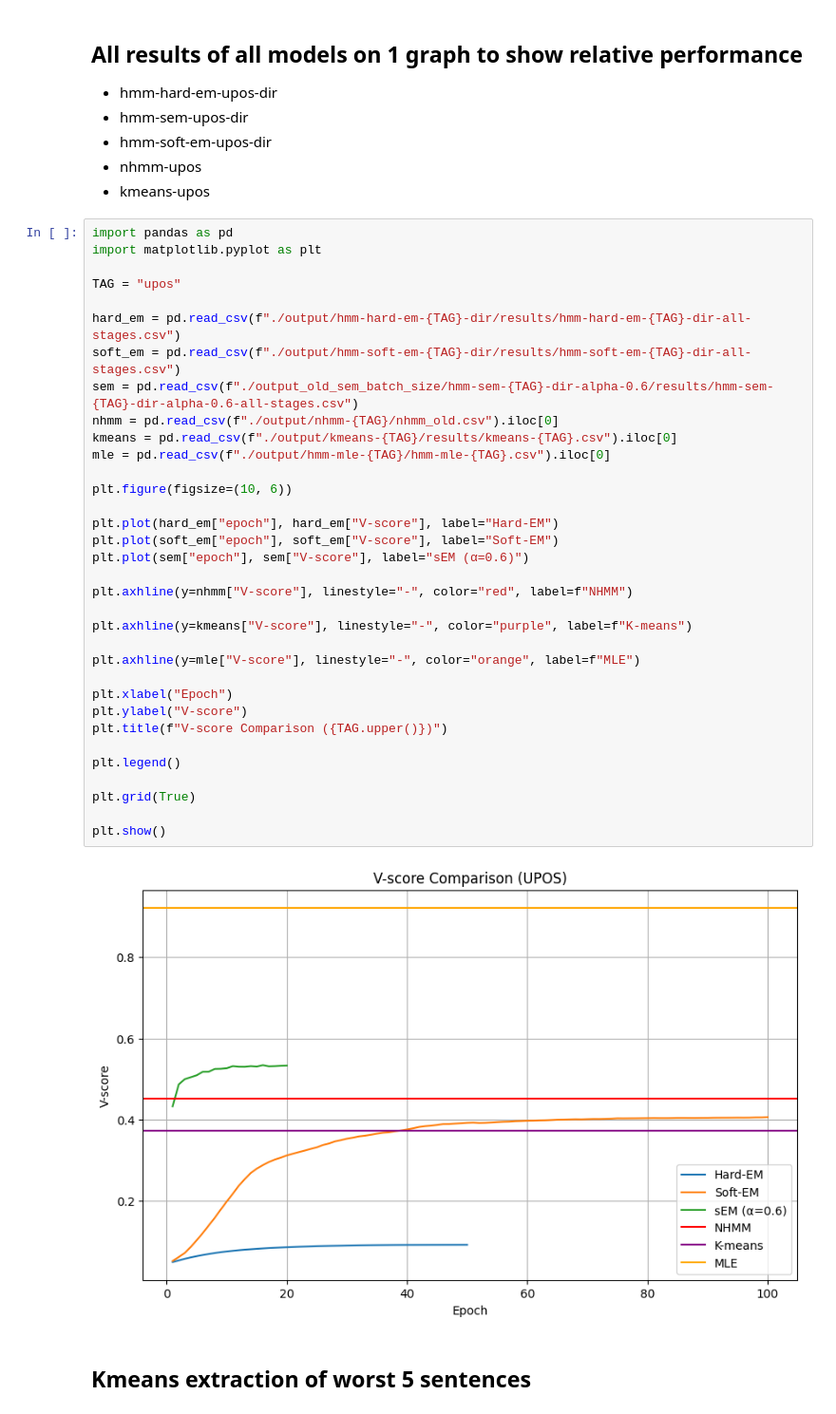
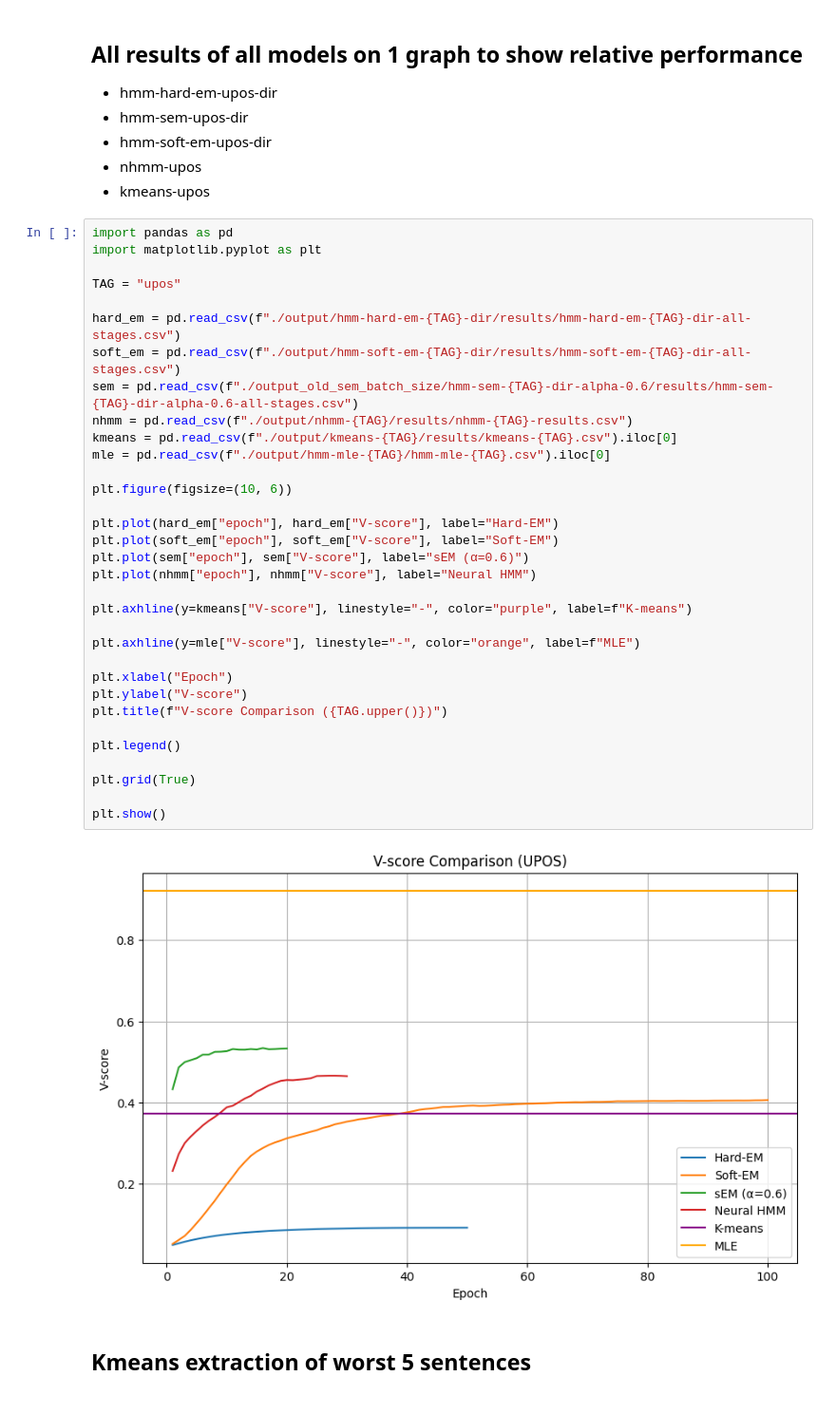
Before and after one commit to amoghvk21/NLP-assignment-3, a Jupyter notebook: skeleton_code/results_parser.ipynb, the cells around one changed output. Shown at 95% size. Saved outputs shown, nothing was run; the diff lists cells and outputs as text.

Commit message:
made changes to nhmm total plots

```diff
--- a/skeleton_code/results_parser.ipynb
+++ b/skeleton_code/results_parser.ipynb
@@ -943,37 +943,36 @@ import pandas as pd
 import matplotlib.pyplot as plt
 
 TAG = "upos"
 
 hard_em = pd.read_csv(f"./output/hmm-hard-em-{TAG}-dir/results/hmm-hard-em-{TAG}-dir-all-stages.csv")
 soft_em = pd.read_csv(f"./output/hmm-soft-em-{TAG}-dir/results/hmm-soft-em-{TAG}-dir-all-stages.csv")
 sem = pd.read_csv(f"./output_old_sem_batch_size/hmm-sem-{TAG}-dir-alpha-0.6/results/hmm-sem-{TAG}-dir-alpha-0.6-all-stages.csv")
-nhmm = pd.read_csv(f"./output/nhmm-{TAG}/nhmm_old.csv").iloc[0]
+nhmm = pd.read_csv(f"./output/nhmm-{TAG}/results/nhmm-{TAG}-results.csv")
 kmeans = pd.read_csv(f"./output/kmeans-{TAG}/results/kmeans-{TAG}.csv").iloc[0]
 mle = pd.read_csv(f"./output/hmm-mle-{TAG}/hmm-mle-{TAG}.csv").iloc[0]
 
 plt.figure(figsize=(10, 6))
 
 plt.plot(hard_em["epoch"], hard_em["V-score"], label="Hard-EM")
 plt.plot(soft_em["epoch"], soft_em["V-score"], label="Soft-EM")
 plt.plot(sem["epoch"], sem["V-score"], label="sEM (α=0.6)")
-
-plt.axhline(y=nhmm["V-score"], linestyle="-", color="red", label=f"NHMM")
+plt.plot(nhmm["epoch"], nhmm["V-score"], label="Neural HMM")
 
 plt.axhline(y=kmeans["V-score"], linestyle="-", color="purple", label=f"K-means")
 
 plt.axhline(y=mle["V-score"], linestyle="-", color="orange", label=f"MLE")
 
 plt.xlabel("Epoch")
 plt.ylabel("V-score")
 plt.title(f"V-score Comparison ({TAG.upper()})")
 
 plt.legend()
 
 plt.grid(True)
 
 plt.show()
 # %% [output]
-[figure, old version]
+[figure, new version]
 # %% [markdown]
 ## Kmeans extraction of worst 5 sentences
 # %%
```
